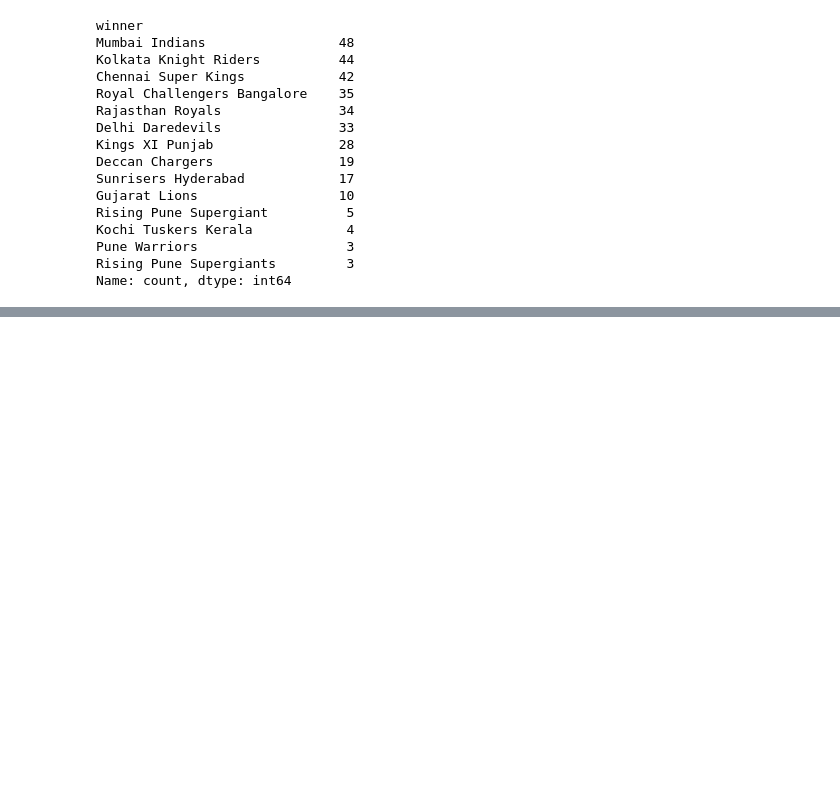
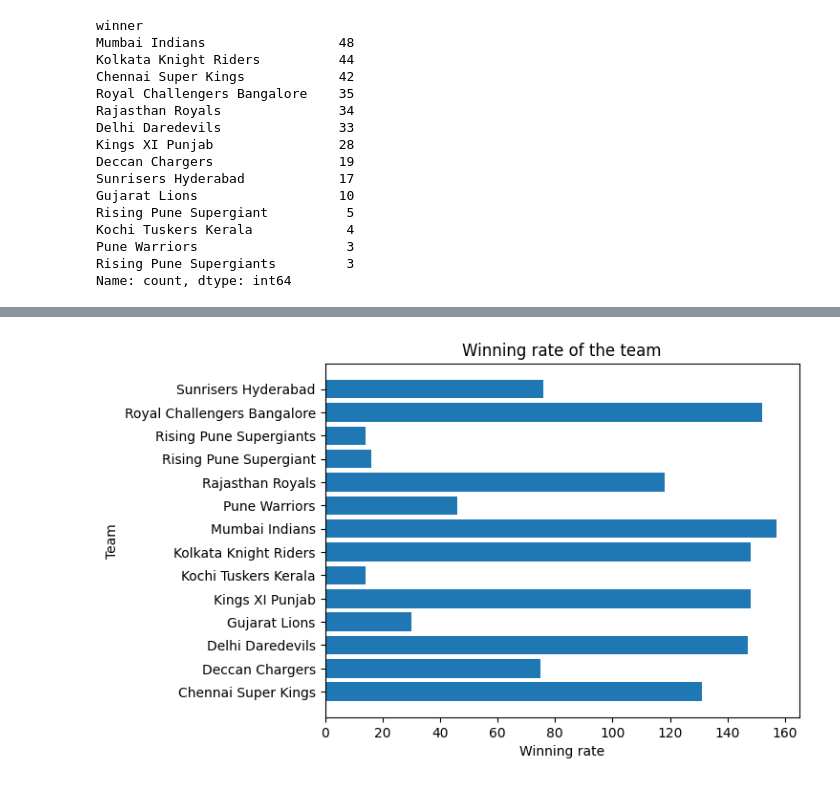
Before and after one commit to XxMurtazaxX/Machine-Learning-Prerequisites, a Jupyter notebook: Pandas/IPL Matches Analysis.ipynb, the cells around one changed output, grey strips where cells are left out. Drawn from its saved outputs; the diff is of its cells as text; code cells hidden in the pictures; blank space fills up the shorter version.

```diff
--- a/Pandas/IPL Matches Analysis.ipynb
+++ b/Pandas/IPL Matches Analysis.ipynb
@@ -228,0 +247,10 @@ plt.show()
+# %%
+total_matches_per_team = (total_winnings_per_team / total_matches_per_team) * 100
+
+plt.barh(total_matches_per_team.index, total_matches_per_team.values)
+plt.xlabel('Winning rate')
+plt.ylabel('Team')
+plt.title('Winning rate of the team')
+plt.show()
+# %% [output]
+[figure, added]
```
Also changed, not shown: parts of 7 cells of this notebook.
